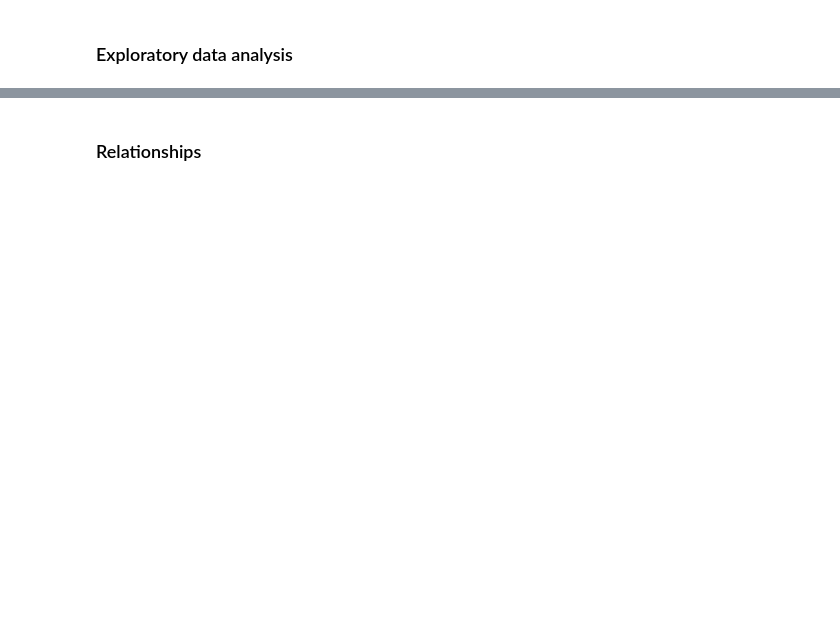
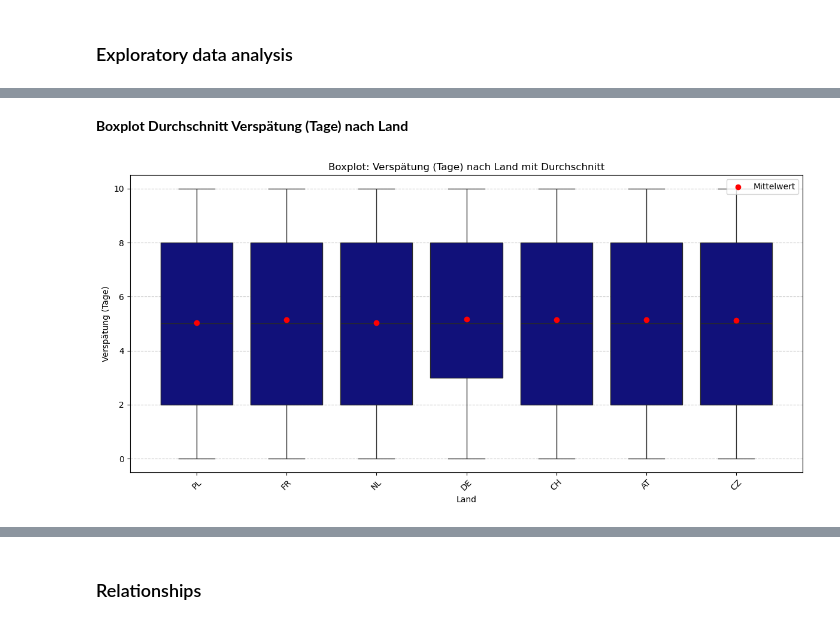
Before and after one commit to psgithdm/project, a Jupyter notebook: notebooks/draft-analysis.ipynb, the cells around one changed output, grey strips where cells are left out. Saved outputs shown, nothing was run; the diff lists cells and outputs as text; code cells hidden in the pictures; blank space fills up the shorter version.

```diff
--- a/notebooks/draft-analysis.ipynb
+++ b/notebooks/draft-analysis.ipynb
@@ -22,0 +352,24 @@ Group name:
+# %%
+# Standardisierung Bezeichnungen und LAND
+
+print("\nStandardisierungsmaßnahmen:")
+standardizations = {
+    "Lieferantenbezeichnung": "Lieferantenbezeichnungen auf Großbuchstaben standardisiert.",
+    "Materialbezeichnung": "Materialbezeichnungen auf Großbuchstaben standardisiert.",
+    "Land": "Ländercodes auf Großbuchstaben standardisiert."
+}
+
+# Anwenden der Standardisierung
+anomalies_liefertreue_2024_df["Lieferantenbezeichnung"] = anomalies_liefertreue_2024_df["Lieferantenbezeichnung"].str.upper()
+anomalies_liefertreue_2024_df["Materialbezeichnung"] = anomalies_liefertreue_2024_df["Materialbezeichnung"].str.upper()
+anomalies_liefertreue_2024_df["Land"] = anomalies_liefertreue_2024_df["Land"].str.upper()
+
+# Liste der Standardisierungen ausgeben
+for column, description in standardizations.items():
+    print(f"- {description} (Spalte: {column})")
+
+# Vorschau auf die verbesserten Daten
+print("\nVorschau auf die verbesserten Daten:")
+anomalies_liefertreue_2024_df.head()
+
+cleaned_anomalies_liefertreue_2024_df = anomalies_liefertreue_2024_df.copy()
@@ -24,0 +448,4 @@ Group name:
+# %%
+liefertreue_sc_df = cleaned_anomalies_liefertreue_2024_df.copy()
+
+liefertreue_sc_df.head()
@@ -32,0 +603,20 @@ Group name:
+# %% [markdown]
+**Boxplot Durchschnitt Verspätung (Tage) nach Land**
+# %%
+# Durchschnittliche Verspätung nach Land berechnen
+mean_delay_by_land = liefertreue_sc_df.groupby("Land")["Verspätung (Tage)"].mean().reset_index()
+
+# Boxplot + Durchschnittswerte hinzufügen
+plt.figure(figsize=(12, 6))
+sns.boxplot(data=liefertreue_sc_df, x="Land", y="Verspätung (Tage)", color="darkblue")
+plt.scatter(mean_delay_by_land["Land"], mean_delay_by_land["Verspätung (Tage)"], color="red", label="Mittelwert", zorder=5)
+plt.title("Boxplot: Verspätung (Tage) nach Land mit Durchschnitt")
+plt.xlabel("Land")
+plt.ylabel("Verspätung (Tage)")
+plt.xticks(rotation=45)
+plt.legend()
+plt.grid(axis="y", linestyle="--", alpha=0.7)
+plt.tight_layout()
+plt.show()
+# %% [output]
+[figure, added]
```
Also changed, not shown: parts of 70 cells of this notebook, 12 other files.
